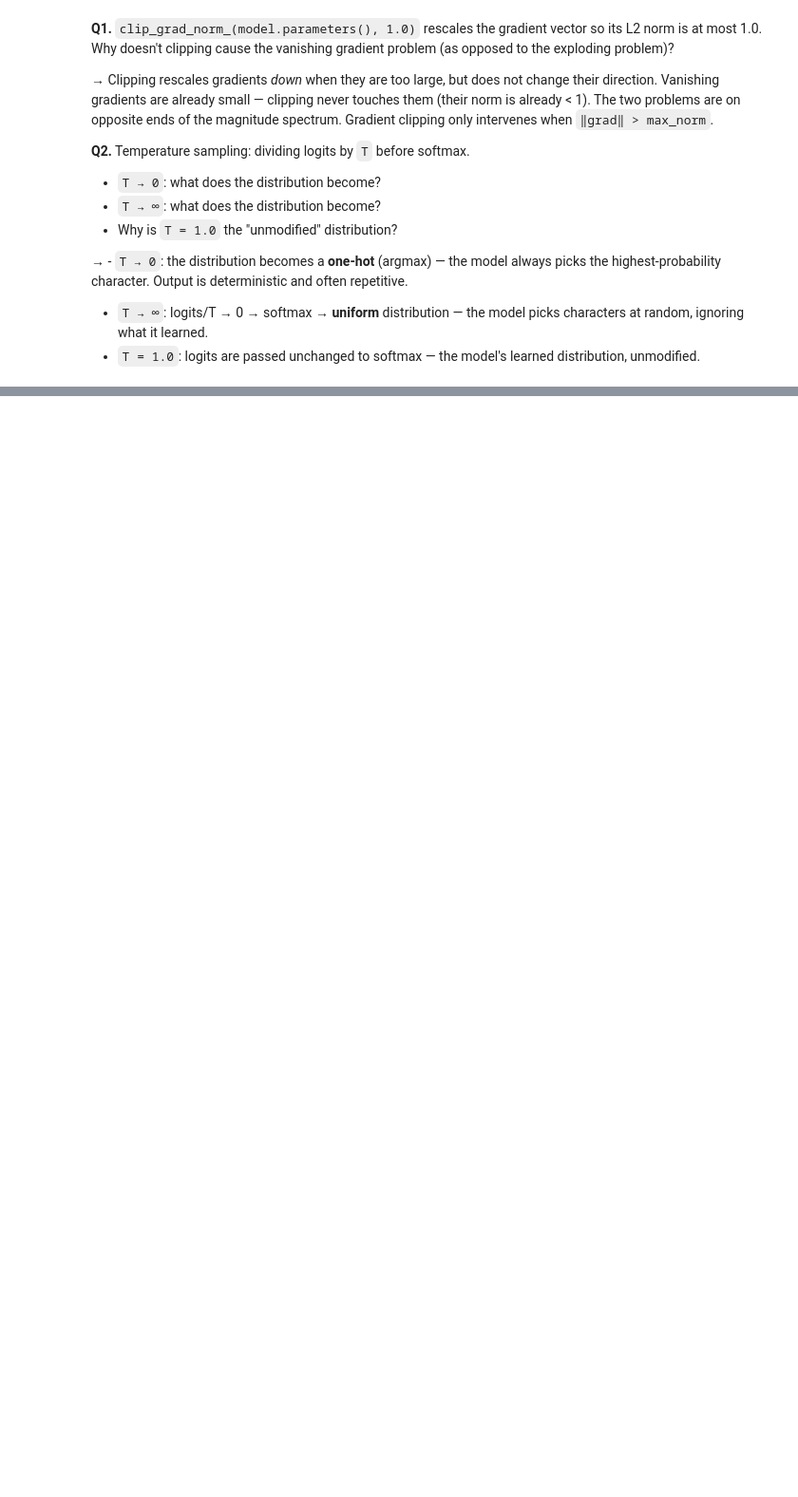
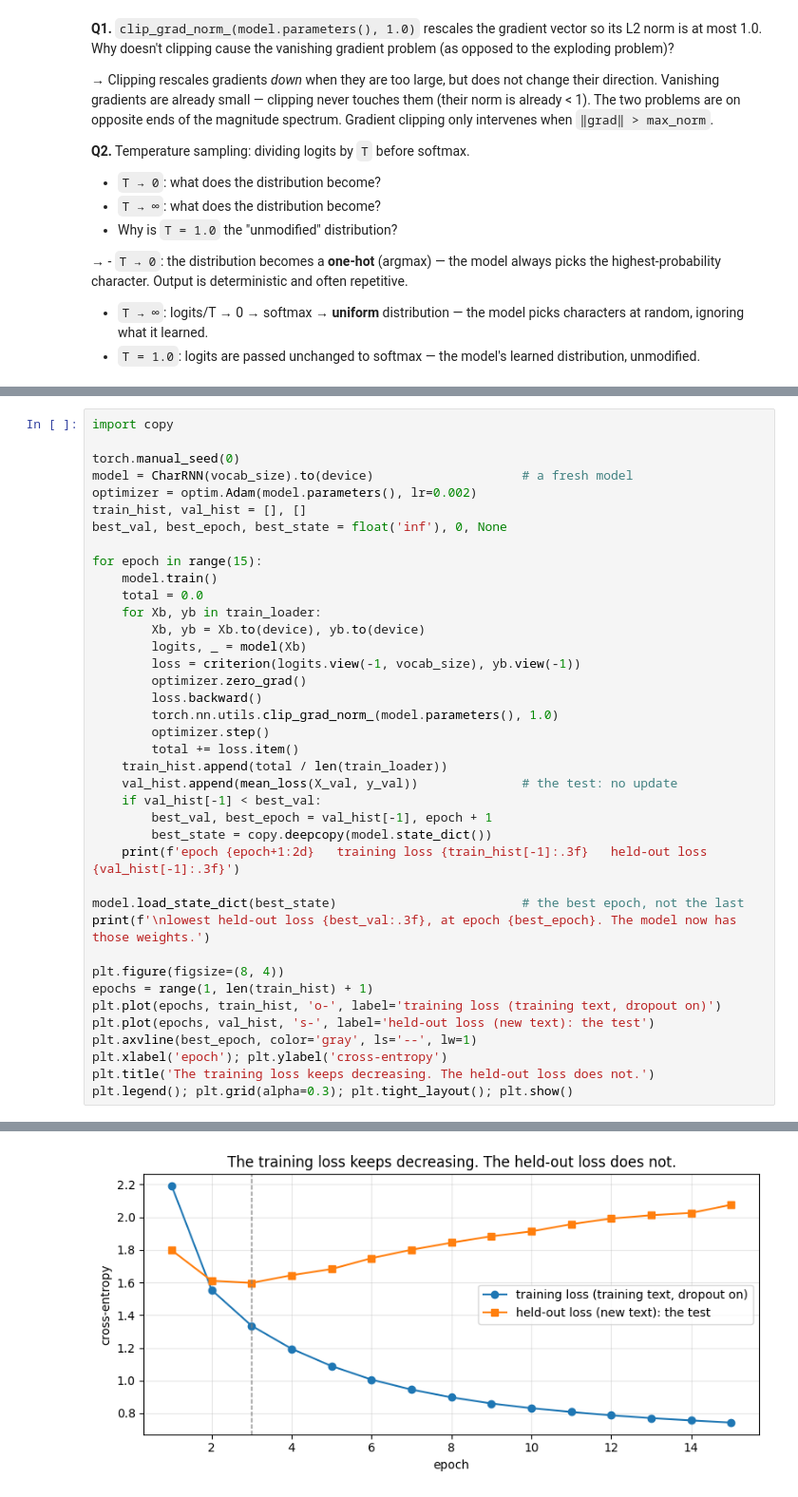
Before and after one commit to dcaponi/pytorch-nn-training, a Jupyter notebook: 04_rnn_pytorch/solution.ipynb, the cells around one changed output, grey strips where cells are left out. Shown at 95% size. Cells and saved outputs as stored; diff of their text form; blank space fills up the shorter version.

```diff
--- a/04_rnn_pytorch/solution.ipynb
+++ b/04_rnn_pytorch/solution.ipynb
@@ -809,0 +943,40 @@ intervenes when `‖grad‖ > max_norm`.
+# %%
+import copy
+
+torch.manual_seed(0)
+model = CharRNN(vocab_size).to(device)                    # a fresh model
+optimizer = optim.Adam(model.parameters(), lr=0.002)
+train_hist, val_hist = [], []
+best_val, best_epoch, best_state = float('inf'), 0, None
+
+for epoch in range(15):
+    model.train()
+    total = 0.0
+    for Xb, yb in train_loader:
+        Xb, yb = Xb.to(device), yb.to(device)
+        logits, _ = model(Xb)
+        loss = criterion(logits.view(-1, vocab_size), yb.view(-1))
+        optimizer.zero_grad()
+        loss.backward()
+        torch.nn.utils.clip_grad_norm_(model.parameters(), 1.0)
+        optimizer.step()
+        total += loss.item()
+    train_hist.append(total / len(train_loader))
+    val_hist.append(mean_loss(X_val, y_val))              # the test: no update
+    if val_hist[-1] < best_val:
+        best_val, best_epoch = val_hist[-1], epoch + 1
+        best_state = copy.deepcopy(model.state_dict())
+    print(f'epoch {epoch+1:2d}   training loss {train_hist[-1]:.3f}   held-out loss {val_hist[-1]:.3f}')
+
+model.load_state_dict(best_state)                         # the best epoch, not the last
+print(f'\nlowest held-out loss {best_val:.3f}, at epoch {best_epoch}. The model now has those weights.')
+
+plt.figure(figsize=(8, 4))
+epochs = range(1, len(train_hist) + 1)
+plt.plot(epochs, train_hist, 'o-', label='training loss (training text, dropout on)')
+plt.plot(epochs, val_hist, 's-', label='held-out loss (new text): the test')
+plt.axvline(best_epoch, color='gray', ls='--', lw=1)
+plt.xlabel('epoch'); plt.ylabel('cross-entropy')
+plt.title('The training loss keeps decreasing. The held-out loss does not.')
+plt.legend(); plt.grid(alpha=0.3); plt.tight_layout(); plt.show()
+# %% [output]
@@ -810 +1000,2 @@ intervenes when `‖grad‖ > max_norm`.
+[figure, added]
 # %% [markdown]
```
Also changed, not shown: parts of 15 cells of this notebook, 6 other files.
